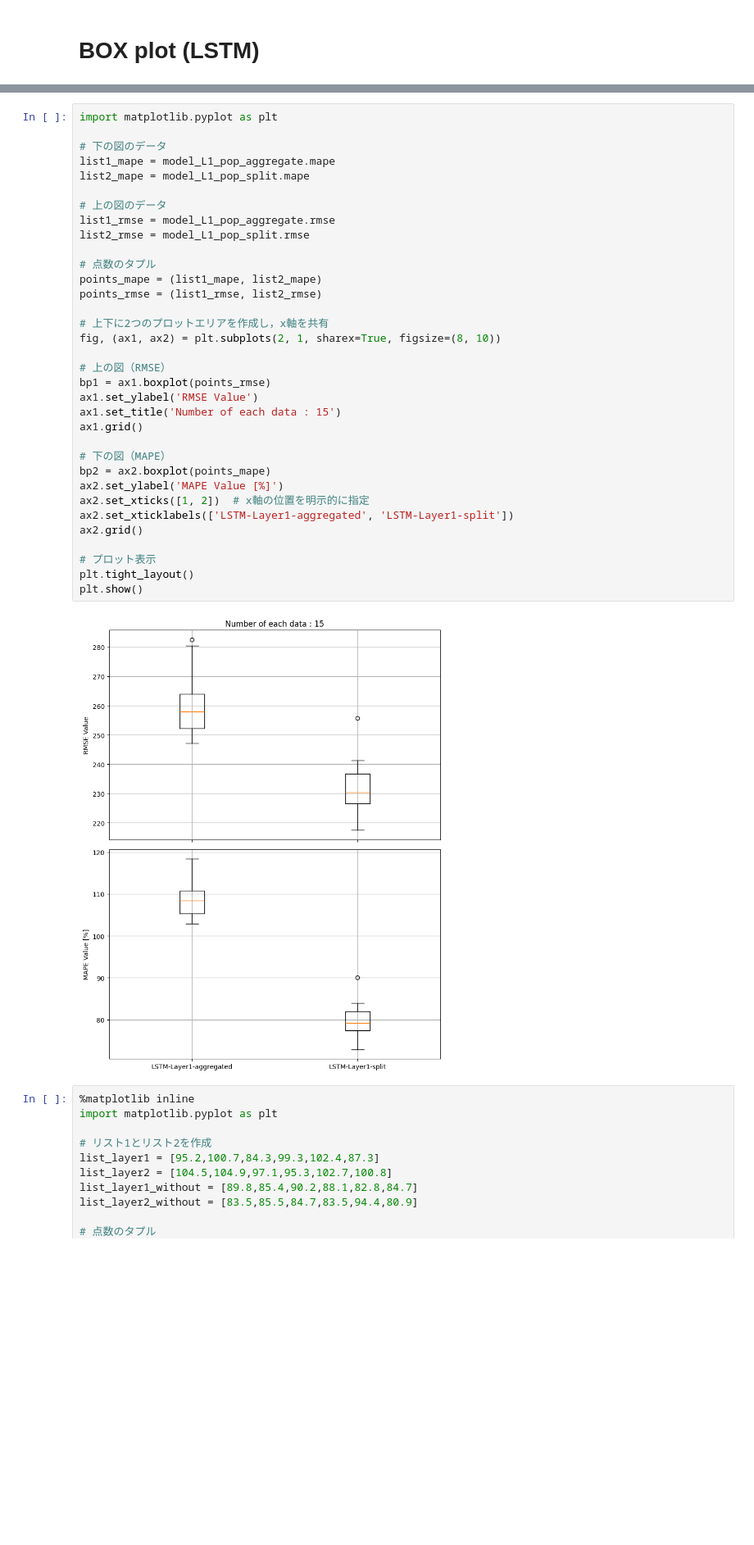
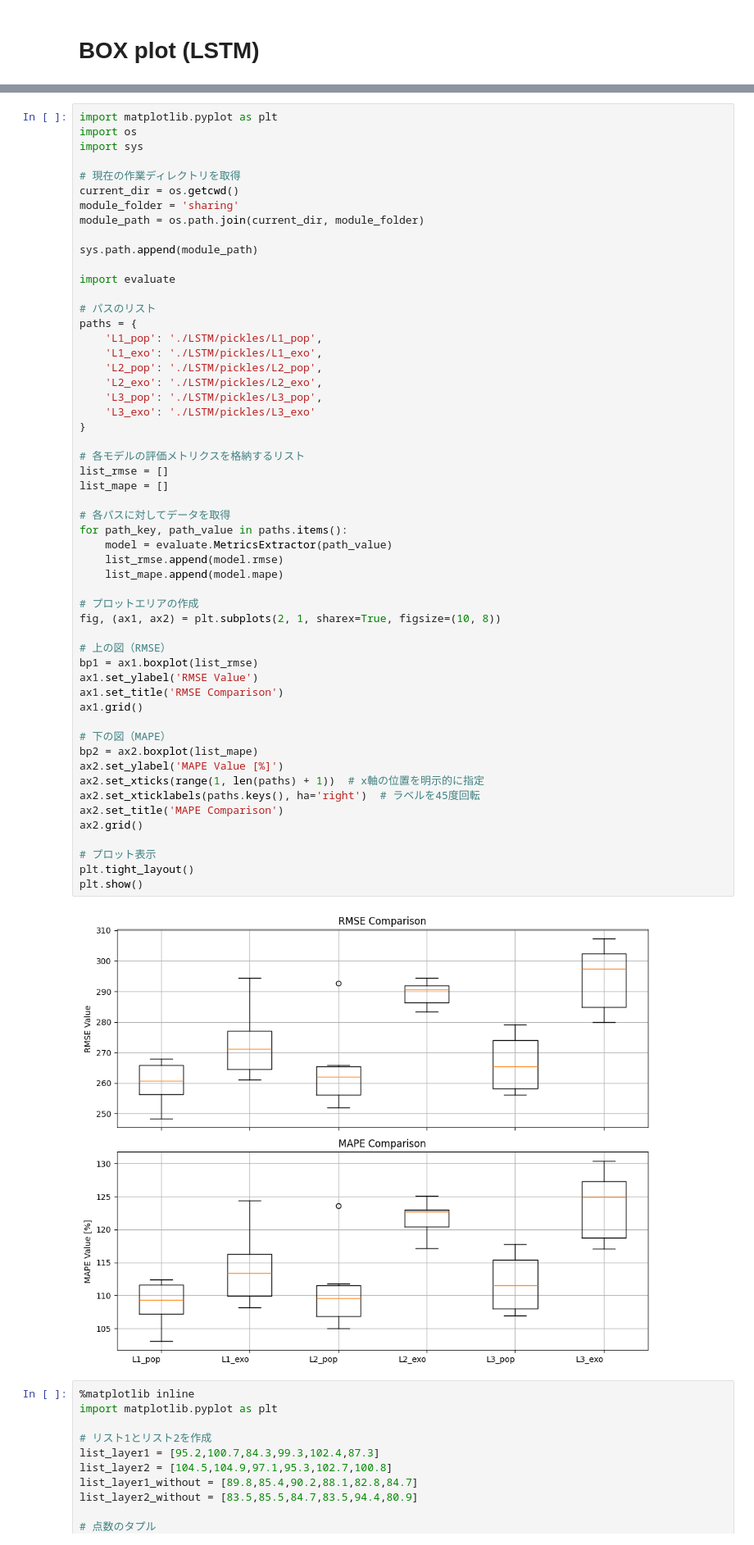
Before and after one commit to ShinISHII/Forecasting_population, a Jupyter notebook: summarize.ipynb, the cells around one changed output, grey strips where cells are left out. Shown at 82% size. Saved outputs shown, nothing was run; the diff lists cells and outputs as text; blank space fills up the shorter version.

Commit message:
made a graph to compare those experiments

```diff
--- a/summarize.ipynb
+++ b/summarize.ipynb
@@ -493,39 +368,59 @@ model_L1_pop_aggregate =evaluate.MetricsExtractor(path_L1_pop_aggregate)
 # %%
 import matplotlib.pyplot as plt
+import os
+import sys
 
-# 下の図のデータ
-list1_mape = model_L1_pop_aggregate.mape
-list2_mape = model_L1_pop_split.mape
+# 現在の作業ディレクトリを取得
+current_dir = os.getcwd()
+module_folder = 'sharing'
+module_path = os.path.join(current_dir, module_folder)
 
-# 上の図のデータ
-list1_rmse = model_L1_pop_aggregate.rmse
-list2_rmse = model_L1_pop_split.rmse
+sys.path.append(module_path)
 
-# 点数のタプル
-points_mape = (list1_mape, list2_mape)
-points_rmse = (list1_rmse, list2_rmse)
+import evaluate
 
-# 上下に2つのプロットエリアを作成し，x軸を共有
-fig, (ax1, ax2) = plt.subplots(2, 1, sharex=True, figsize=(8, 10))
+# パスのリスト
+paths = {
+    'L1_pop': './LSTM/pickles/L1_pop',
+    'L1_exo': './LSTM/pickles/L1_exo',
+    'L2_pop': './LSTM/pickles/L2_pop',
+    'L2_exo': './LSTM/pickles/L2_exo',
+    'L3_pop': './LSTM/pickles/L3_pop',
+    'L3_exo': './LSTM/pickles/L3_exo'
+}
+
+# 各モデルの評価メトリクスを格納するリスト
+list_rmse = []
+list_mape = []
+
+# 各パスに対してデータを取得
+for path_key, path_value in paths.items():
+    model = evaluate.MetricsExtractor(path_value)
+    list_rmse.append(model.rmse)
+    list_mape.append(model.mape)
+
+# プロットエリアの作成
+fig, (ax1, ax2) = plt.subplots(2, 1, sharex=True, figsize=(10, 8))
 
 # 上の図（RMSE）
-bp1 = ax1.boxplot(points_rmse)
+bp1 = ax1.boxplot(list_rmse)
 ax1.set_ylabel('RMSE Value')
-ax1.set_title('Number of each data : 15')
+ax1.set_title('RMSE Comparison')
 ax1.grid()
 
 # 下の図（MAPE）
-bp2 = ax2.boxplot(points_mape)
+bp2 = ax2.boxplot(list_mape)
 ax2.set_ylabel('MAPE Value [%]')
-ax2.set_xticks([1, 2])  # x軸の位置を明示的に指定
-ax2.set_xticklabels(['LSTM-Layer1-aggregated', 'LSTM-Layer1-split'])
+ax2.set_xticks(range(1, len(paths) + 1))  # x軸の位置を明示的に指定
+ax2.set_xticklabels(paths.keys(), ha='right')  # ラベルを45度回転
+ax2.set_title('MAPE Comparison')
 ax2.grid()
 
 # プロット表示
 plt.tight_layout()
 plt.show()
 # %% [output]
-[figure, old version]
+[figure, new version]
 # %%
 %matplotlib inline
 import matplotlib.pyplot as plt
```
Also changed, not shown: parts of 10 cells of this notebook.
